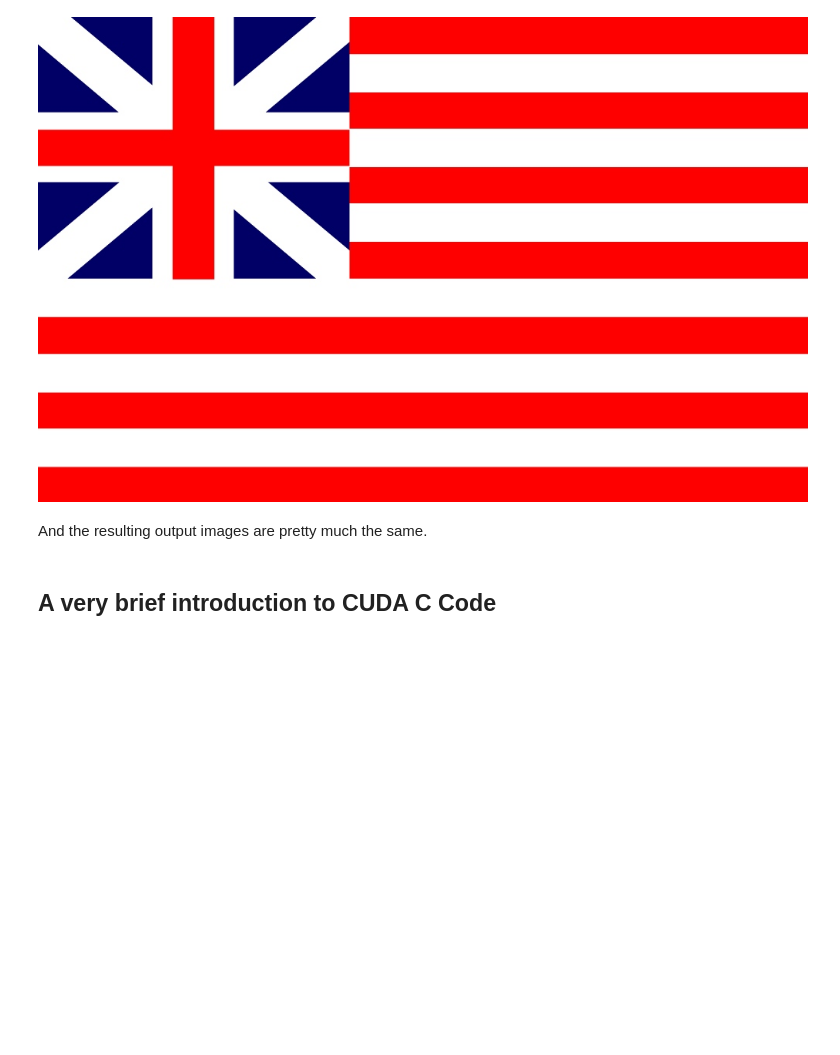
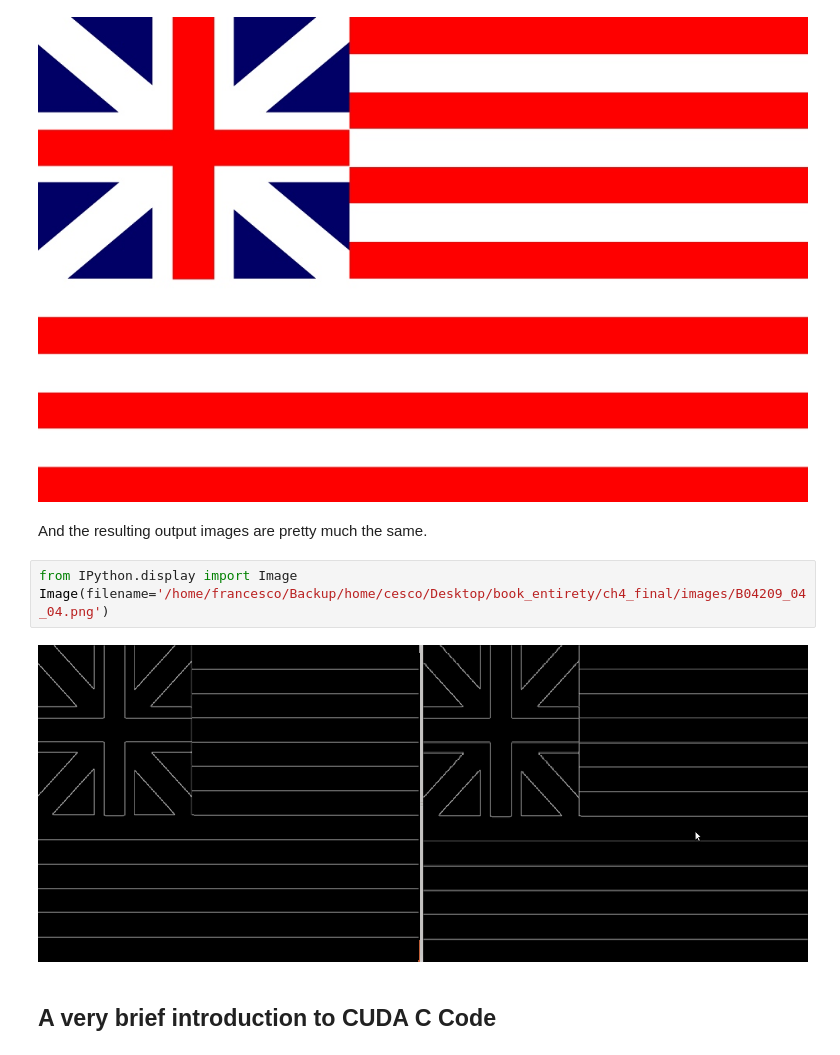
Before and after one commit to cesco345/opencv_python_examples, a Jupyter notebook: ch4/chapter4.ipynb, the cells around one changed output. Saved outputs shown, nothing was run; the diff lists cells and outputs as text; blank space fills up the shorter version.

```diff
--- a/ch4/chapter4.ipynb
+++ b/ch4/chapter4.ipynb
@@ -104,6 +104,11 @@ Image(filename='/home/francesco/Backup/home/cesco/Desktop/book_entirety/ch4_fina
 [figure]
 # %% [markdown]
 And the resulting output images are pretty much the same.
+# %%
+from IPython.display import Image
+Image(filename='/home/francesco/Backup/home/cesco/Desktop/book_entirety/ch4_final/images/B04209_04_04.png')
+# %% [output]
+[figure, added]
 # %% [markdown]
 ## A very brief introduction to CUDA C Code
 # %%
```
Also changed, not shown: parts of 14 cells of this notebook.
